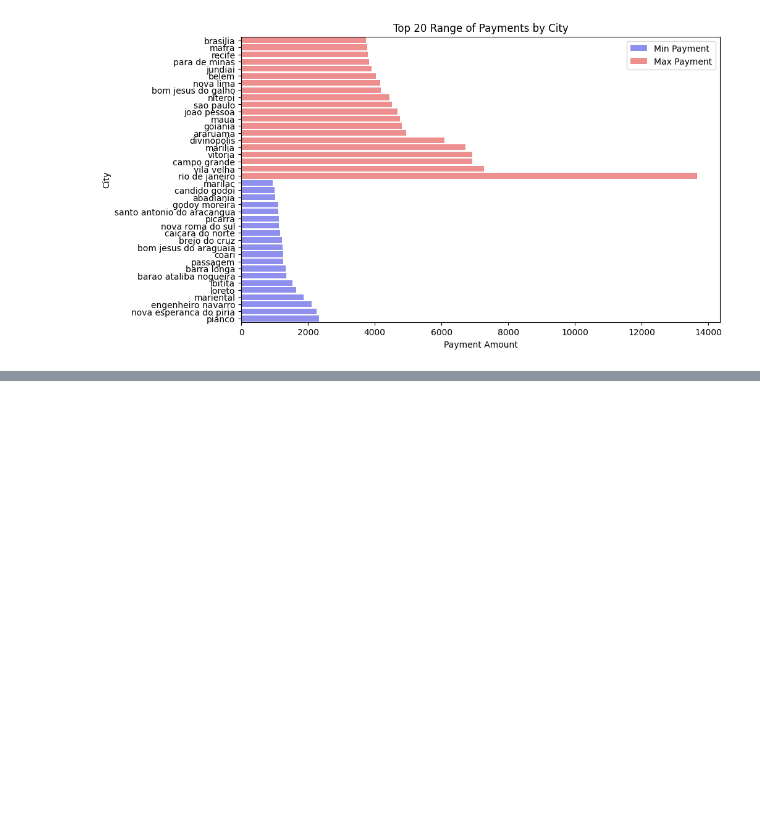
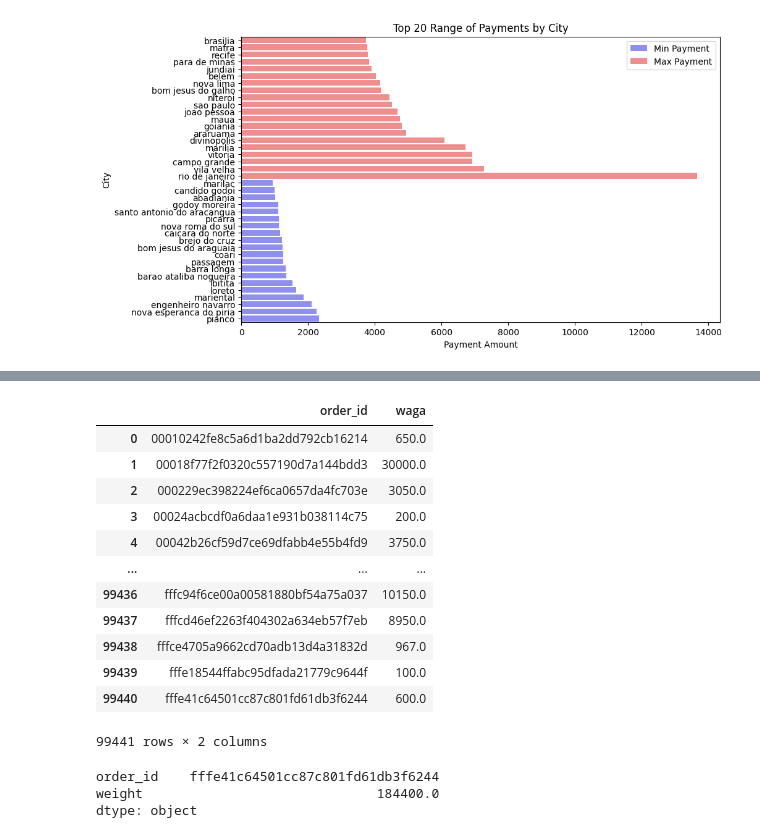
Before and after one commit to Skronski/e_commerce, a Jupyter notebook: 00_programs/data_overview_reading.ipynb, the cells around one changed output, grey strips where cells are left out. Drawn from its saved outputs; the diff is of its cells as text; code cells hidden in the pictures; blank space fills up the shorter version.

```diff
--- a/00_programs/data_overview_reading.ipynb
+++ b/00_programs/data_overview_reading.ipynb
@@ -251,0 +323,28 @@ plt.show()
+# %%
+orders = olist_orders_dataset.loc[:, ["order_id"]].merge(
+    olist_order_items_dataset.loc[:, ["product_id", "order_id"]],
+    on="order_id",
+    how="left",
+)
+orders_products = orders.merge(
+    olist_products_dataset.loc[:, ["product_id", "product_weight_g"]],
+    on="product_id",
+    how="left",
+)
+orders_products.groupby("order_id", as_index=False).agg(
+    waga=("product_weight_g", "sum")
+)
+# %% [output]
+|  | order_id | waga |
+| 0 | 00010242fe8c5a6d1ba2dd792cb16214 | 650.0 |
+| 1 | 00018f77f2f0320c557190d7a144bdd3 | 30000.0 |
+| 2 | 000229ec398224ef6ca0657da4fc703e | 3050.0 |
+| 3 | 00024acbcdf0a6daa1e931b038114c75 | 200.0 |
+| 4 | 00042b26cf59d7ce69dfabb4e55b4fd9 | 3750.0 |
+| ... | ... | ... |
+| 99436 | fffc94f6ce00a00581880bf54a75a037 | 10150.0 |
+| 99437 | fffcd46ef2263f404302a634eb57f7eb | 8950.0 |
+| 99438 | fffce4705a9662cd70adb13d4a31832d | 967.0 |
+| 99439 | fffe18544ffabc95dfada21779c9644f | 100.0 |
+| 99440 | fffe41c64501cc87c801fd61db3f6244 | 600.0 |
+99441 rows × 2 columns
@@ -251,0 +358,6 @@ plt.show()
+# %%
+weight.groupby("order_id", as_index=False).agg(weight=("product_weight_g", "sum")).max()
+# %% [output]
+order_id    fffe41c64501cc87c801fd61db3f6244
+weight                              184400.0
+dtype: object
```
Also changed, not shown: parts of 9 cells of this notebook.
